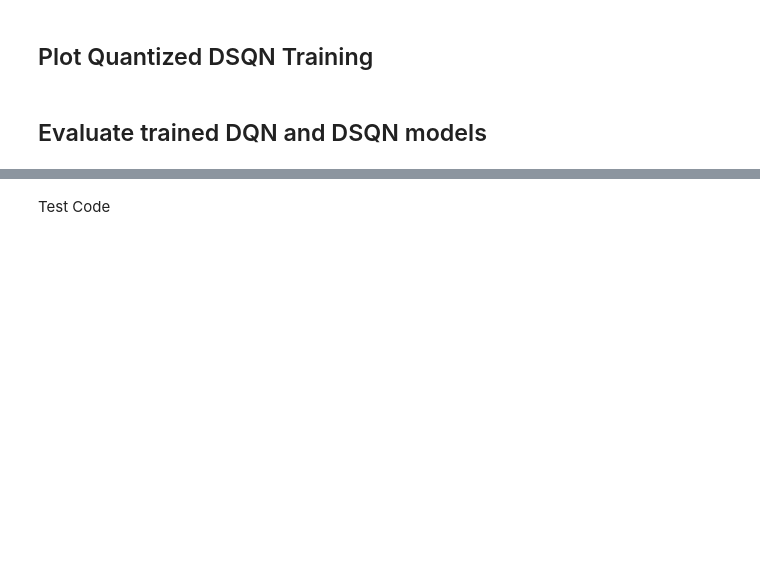
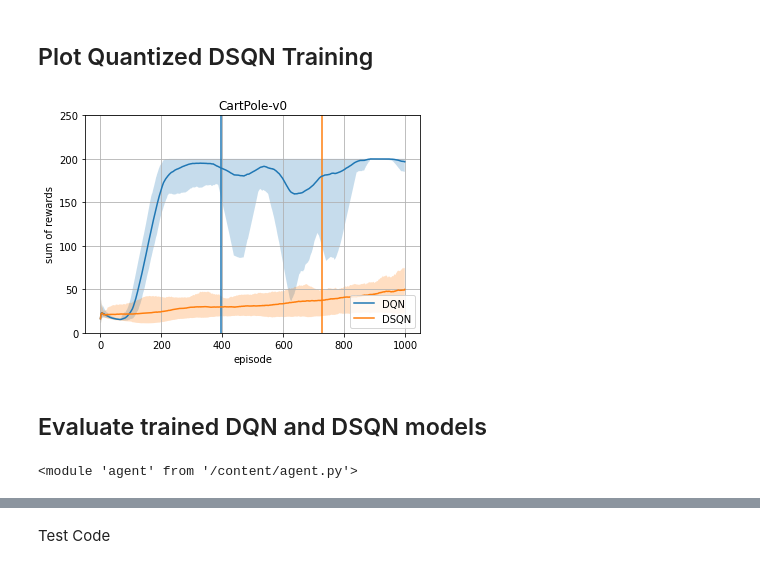
Before and after one commit to mensahd/dsqn_openaigym, a Jupyter notebook: DQN-Cartpole/training_q_learning.ipynb, the cells around one changed output, grey strips where cells are left out. Cells and saved outputs as stored; diff of their text form; code cells hidden in the pictures; blank space fills up the shorter version.

```diff
--- a/DQN-Cartpole/training_q_learning.ipynb
+++ b/DQN-Cartpole/training_q_learning.ipynb
@@ -375,37 +557,39 @@ plt.show()
 # %%
 # Plot smoothed DQN vs. DSQN Training
 #mean_smoothed_scores_dqn = np.mean(smoothed_scores_dqn_all, axis=0)
 #mean_smoothed_scores_dsqn = np.mean(smoothed_scores_dsqn_all, axis=0)
 
 fig = plt.figure()
 
 dqn = plt.plot(range(len(best_smoothed_scores_dqn[0])), mean_smoothed_scores_dqn, color='C0', label='DQN')
 plt.fill_between(range(len(best_smoothed_scores_dqn[0])),
                  np.nanpercentile(best_smoothed_scores_dqn, 2, axis=0),
                  np.nanpercentile(best_smoothed_scores_dqn, 97, axis=0), alpha=0.25)
 plt.vlines(avg_dqn_completion_after, 0, 250, 'C0')
 
 dsqn = plt.plot(range(len(best_smoothed_scores_dsqn[0])), mean_smoothed_scores_dsqn, color='C1', label='DSQN')
 plt.fill_between(range(len(best_smoothed_scores_dsqn[0])),
                  np.nanpercentile(best_smoothed_scores_dsqn, 2, axis=0),
                  np.nanpercentile(best_smoothed_scores_dsqn, 97, axis=0), alpha=0.25)
 plt.vlines(avg_dsqn_completion_after, 0, 250, 'C1')
 
-dsqn_quantized = plt.plot(range(len(best_smoothed_scores_dsqn_quantized[0])), mean_smoothed_scores_dsqn_quantized, color='C2', label='Quantized DSQN')
-plt.fill_between(range(len(best_smoothed_scores_dsqn_quantized[0])),
-                 np.nanpercentile(best_smoothed_scores_dsqn_quantized, 2, axis=0),
-                 np.nanpercentile(best_smoothed_scores_dsqn_quantized, 97, axis=0), alpha=0.25)
-plt.vlines(avg_dsqn_quantized_completion_after, 0, 250, 'C2')
+#dsqn_quantized = plt.plot(range(len(best_smoothed_scores_dsqn_quantized[0])), mean_smoothed_scores_dsqn_quantized, color='C2', label='Quantized DSQN')
+#plt.fill_between(range(len(best_smoothed_scores_dsqn_quantized[0])),
+#                 np.nanpercentile(best_smoothed_scores_dsqn_quantized, 2, axis=0),
+#                 np.nanpercentile(best_smoothed_scores_dsqn_quantized, 97, axis=0), alpha=0.25)
+#plt.vlines(avg_dsqn_quantized_completion_after, 0, 250, 'C2')
 
 
 plt.grid(True)
 plt.ylim(0, 250)
 plt.legend(loc='lower right')
 plt.xlabel('episode')
 plt.ylabel('sum of rewards')
 plt.title(env_name)
 plt.savefig(result_dir + '/DQN_vs_DSQN_training.png', dpi=1000)
 plt.show()
+# %% [output]
+[figure, added]
 # %% [markdown]
 ## Evaluate trained DQN and DSQN models
 # %%
@@ -412,0 +601,4 @@ gym_evaluation_seeds = [random.getrandbits(32) for _ in range(n_evaluations)]
+# %%
+importlib.reload(agent)
+# %% [output]
+<module 'agent' from '/content/agent.py'>
```
Also changed, not shown: parts of 44 cells of this notebook, 2 other files.
